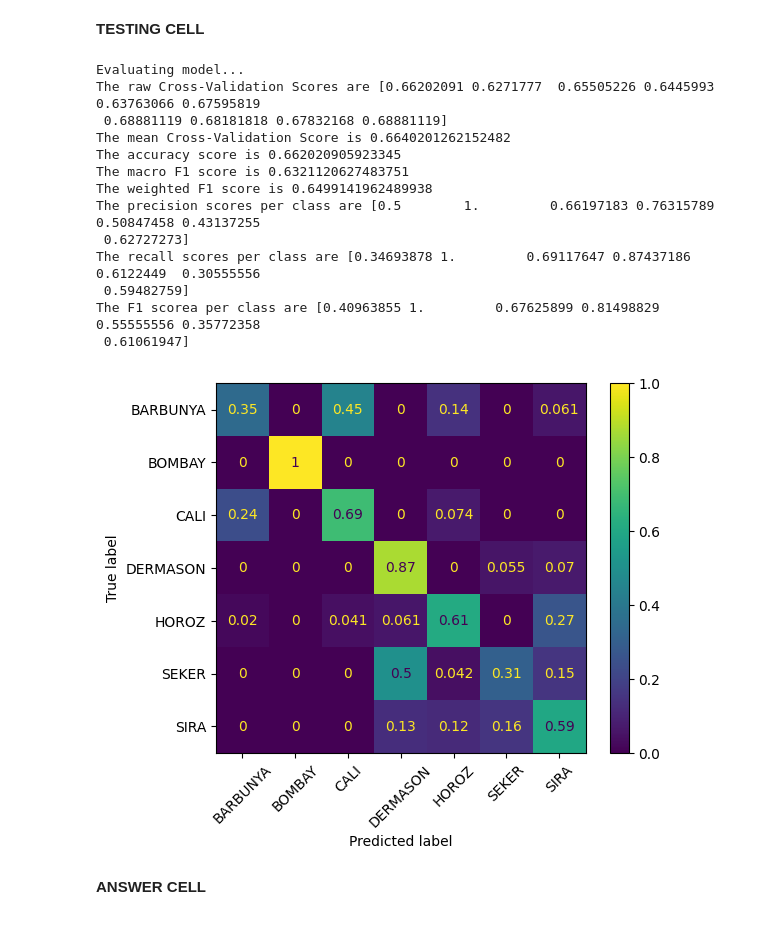
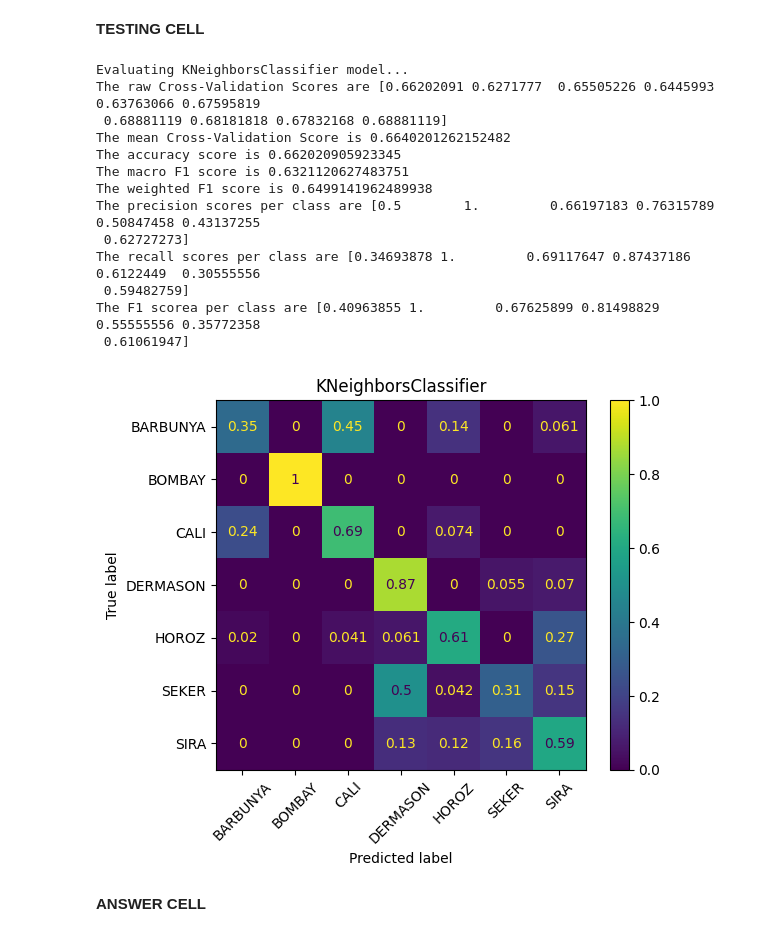
Before and after one commit to Bartsimho/MachineLearningAssignment, a Jupyter notebook: ML_2425_assessment.ipynb, the cells around one changed output. Saved outputs shown, nothing was run; the diff lists cells and outputs as text; code cells hidden in the pictures.

```diff
--- a/ML_2425_assessment.ipynb
+++ b/ML_2425_assessment.ipynb
@@ -232,8 +246,14 @@ from sklearn.metrics import (
     ConfusionMatrixDisplay
 )
 import matplotlib.pyplot as plt
-def evaluate_model(model, X, y, y_test=None, y_pred=None, labels=None):
-    print('Evaluating model...')
+def evaluate_model(model, X, y, labels=None):
+
+    Model_Name = model.__class__.__name__
+    X_train, X_test, y_train, y_test = train_test_split(X, y, train_size=0.8, random_state=42)
+    model.fit(X_train, y_train)
+    y_pred = model.predict(X_test)
+
+    print('Evaluating', Model_Name, 'model...')
     scores = cross_val_score(model, X, y, cv=10)
     print("The raw Cross-Validation Scores are", scores)
     print("The mean Cross-Validation Score is", scores.mean())
@@ -250,31 +270,32 @@ def evaluate_model(model, X, y, y_test=None, y_pred=None, labels=None):
     recall = recall_score(y_test, y_pred, average=None)
     print("The recall scores per class are", recall)
     f1PerClass = f1_score(y_test, y_pred, average=None)
-    print("The F1 scorea per class are", f1PerClass)
+    print("The F1 scores per class are", f1PerClass)
 
     confusion = confusion_matrix(y_test, y_pred, normalize='true')
     cm_display = ConfusionMatrixDisplay(confusion_matrix=confusion, display_labels=labels)
     cm_display.plot(cmap="viridis", xticks_rotation=45)
+    plt.title(Model_Name)
     plt.show()
 # %% [markdown]
 **TESTING CELL**
 # %%
-evaluate_model(model, X, y, y_test, y_pred, labels=class_mapping)
+evaluate_model(model, X, y, labels=class_mapping)
 # %% [output]
-Evaluating model...
+Evaluating KNeighborsClassifier model...
 The raw Cross-Validation Scores are [0.66202091 0.6271777  0.65505226 0.6445993  0.63763066 0.67595819
  0.68881119 0.68181818 0.67832168 0.68881119]
 The mean Cross-Validation Score is 0.6640201262152482
 The accuracy score is 0.662020905923345
 The macro F1 score is 0.6321120627483751
 The weighted F1 score is 0.6499141962489938
 The precision scores per class are [0.5        1.         0.66197183 0.76315789 0.50847458 0.43137255
  0.62727273]
 The recall scores per class are [0.34693878 1.         0.69117647 0.87437186 0.6122449  0.30555556
  0.59482759]
 The F1 scorea per class are [0.40963855 1.         0.67625899 0.81498829 0.55555556 0.35772358
  0.61061947]
-[figure, old version]
+[figure, new version]
 # %% [markdown]
 **ANSWER CELL**
 # %% [markdown]
```
Also changed, not shown: parts of 10 cells of this notebook.
